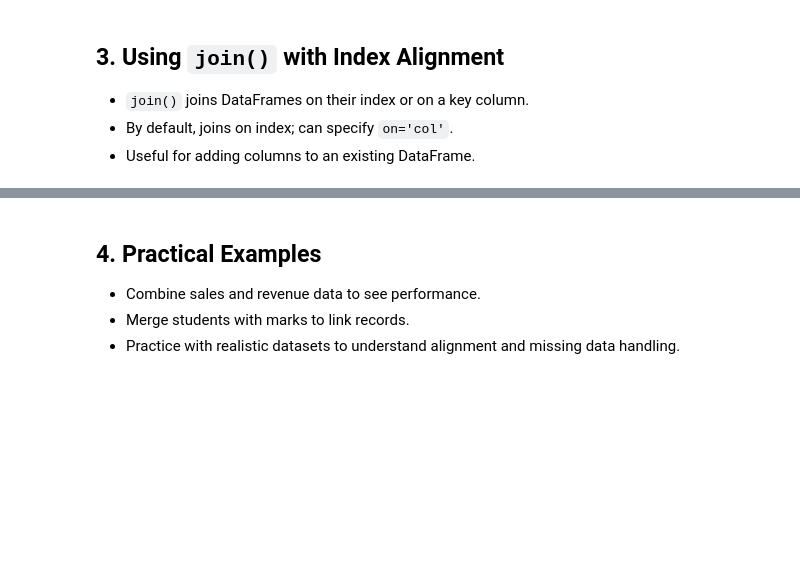
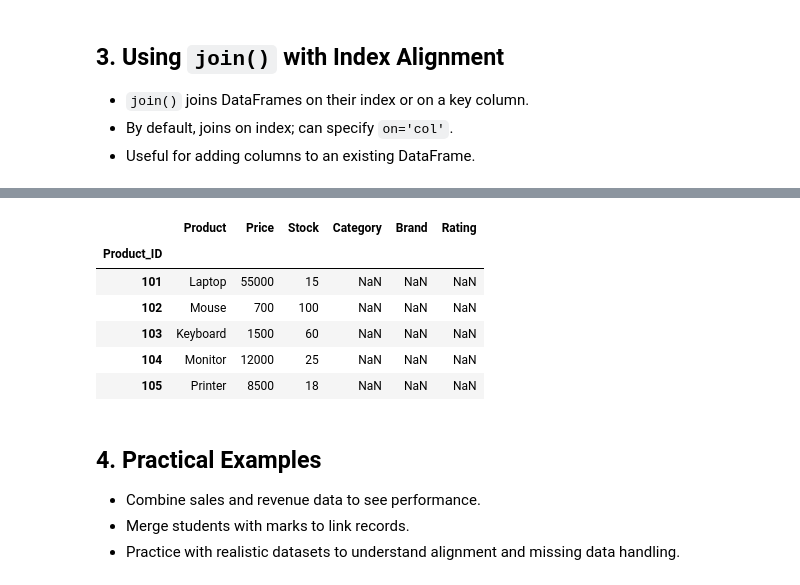
Before and after one commit to DhruvPanchal0312/Data-Science-and-Analysis-With-GenAI, a Jupyter notebook: PANDAS/SHERIYANS Pandas/Pandas_class7.ipynb, the cells around one changed output, grey strips where cells are left out. Cells and saved outputs as stored; diff of their text form; code cells hidden in the pictures; blank space fills up the shorter version.

```diff
--- a/PANDAS/SHERIYANS Pandas/Pandas_class7.ipynb
+++ b/PANDAS/SHERIYANS Pandas/Pandas_class7.ipynb
@@ -145,3 +145,6 @@ pd.merge(df4, df1, on="Product_ID",how="outer") #it inlcludes the whole both tab
 - `join()` joins DataFrames on their index or on a key column.
 - By default, joins on index; can specify `on='col'`.
 - Useful for adding columns to an existing DataFrame.
+# %%
+p_data=df1.set_index("Product_ID")
+p_data
@@ -148,3 +159,13 @@ pd.merge(df4, df1, on="Product_ID",how="outer") #it inlcludes the whole both tab
+# %%
+p_data.join(df3)
+# %% [output]
+|  | Product | Price | Stock | Category | Brand | Rating |
+| Product_ID |  |  |  |  |  |  |
+| 101 | Laptop | 55000 | 15 | NaN | NaN | NaN |
+| 102 | Mouse | 700 | 100 | NaN | NaN | NaN |
+| 103 | Keyboard | 1500 | 60 | NaN | NaN | NaN |
+| 104 | Monitor | 12000 | 25 | NaN | NaN | NaN |
+| 105 | Printer | 8500 | 18 | NaN | NaN | NaN |
 # %% [markdown]
 ## 4. Practical Examples
 - Combine sales and revenue data to see performance.
```
Also changed, not shown: parts of 10 cells of this notebook.
